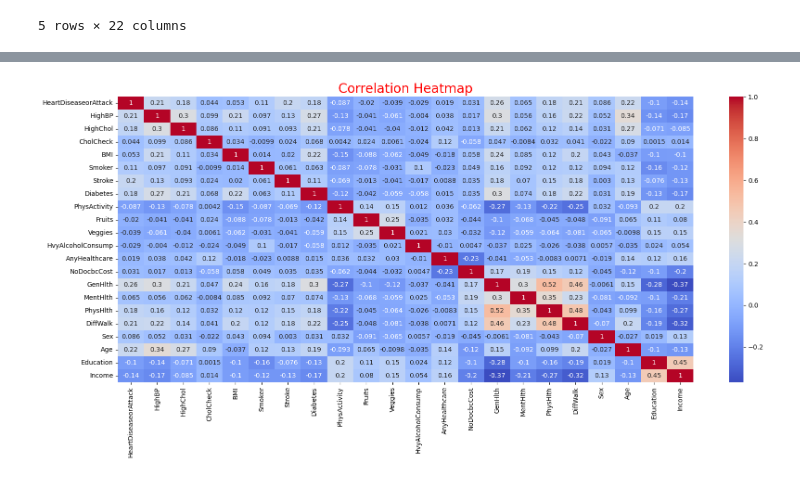
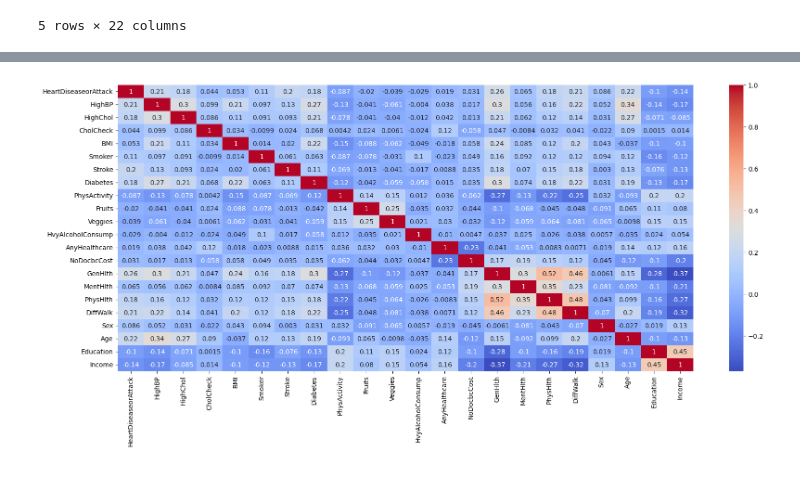
Before and after one commit to tamalbhowmik1995-svg/Analyse-Health-and-Demographic-Using-Python, a Jupyter notebook: Untitled.ipynb, the cells around one changed output, grey strips where cells are left out. Saved outputs shown, nothing was run; the diff lists cells and outputs as text; code cells hidden in the pictures.

```diff
--- a/Untitled.ipynb
+++ b/Untitled.ipynb
@@ -3,7 +3,7 @@ import pandas as pd
 import matplotlib.pyplot as plt
 import seaborn as sns
 # %%
-df=pd.read_csv('heart_disease_health_indicators_BRFSS2015 2 (1) (2).csv')
+df=pd.read_csv('heart_disease_health_indicators_BRFSS2015 2 (1) (1).csv')
 df.head()
 # %% [output]
 |  | HeartDiseaseorAttack | HighBP | HighChol | CholCheck | BMI | Smoker | Stroke | Diabetes | PhysActivity | ... |
@@ -85,7 +139,6 @@ plt.show()
 # %%
 plt.figure(figsize=(20,8))
 sns.heatmap(df.corr(), annot=True, cmap='coolwarm')
-plt.title('Correlation Heatmap', color='red', size=20)
 plt.show()
 # %% [output]
-[figure, old version]
+[figure, new version]
```
Also changed, not shown: parts of 29 cells of this notebook.
